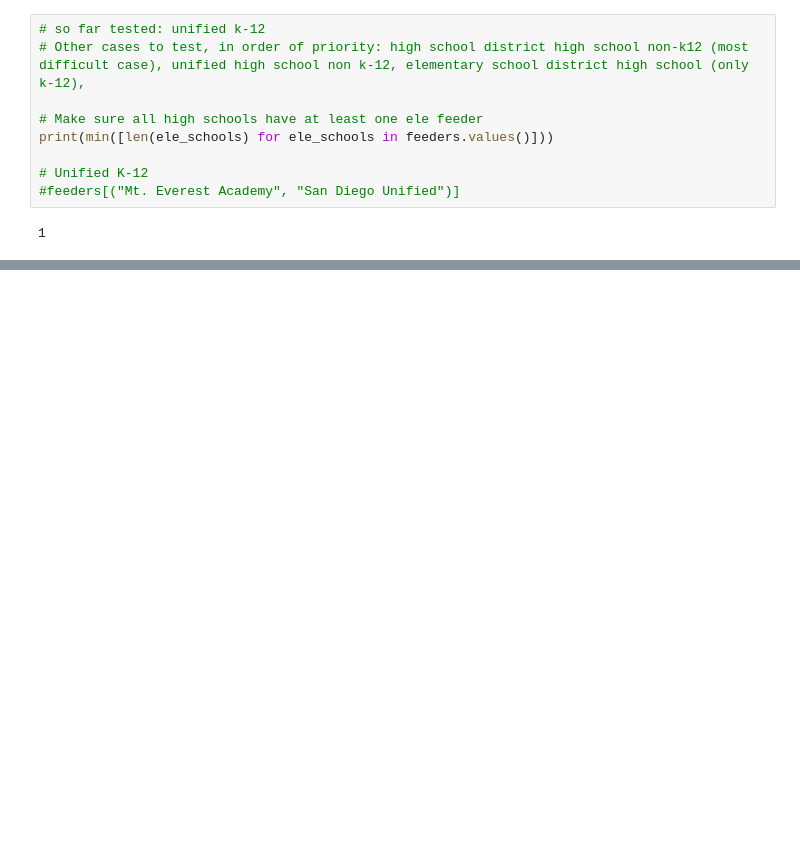
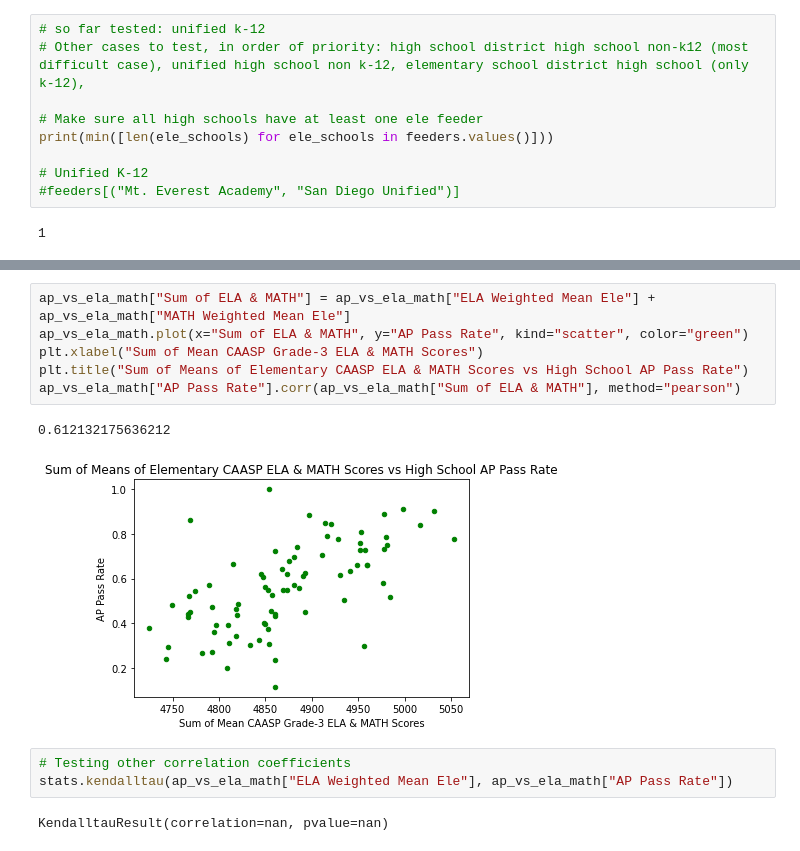
Before and after one commit to julialuongw/Student-AP-Data-Analysis, a Jupyter notebook: correlational_analysis.ipynb, the cells around one changed output, grey strips where cells are left out. Saved outputs shown, nothing was run; the diff lists cells and outputs as text; blank space fills up the shorter version.

```diff
--- a/correlational_analysis.ipynb
+++ b/correlational_analysis.ipynb
@@ -231,0 +298,14 @@ ap_vs_ela_math["AP Pass Rate"].corr(ap_vs_ela_math["ELA Weighted Mean Ele"])
+# %%
+ap_vs_ela_math["Sum of ELA & MATH"] = ap_vs_ela_math["ELA Weighted Mean Ele"] + ap_vs_ela_math["MATH Weighted Mean Ele"]
+ap_vs_ela_math.plot(x="Sum of ELA & MATH", y="AP Pass Rate", kind="scatter", color="green")
+plt.xlabel("Sum of Mean CAASP Grade-3 ELA & MATH Scores")
+plt.title("Sum of Means of Elementary CAASP ELA & MATH Scores vs High School AP Pass Rate")
+ap_vs_ela_math["AP Pass Rate"].corr(ap_vs_ela_math["Sum of ELA & MATH"], method="pearson")
+# %% [output]
+0.612132175636212
+[figure, added]
+# %%
+# Testing other correlation coefficients
+stats.kendalltau(ap_vs_ela_math["ELA Weighted Mean Ele"], ap_vs_ela_math["AP Pass Rate"])
+# %% [output]
+KendalltauResult(correlation=nan, pvalue=nan)
```
Also changed, not shown: parts of 7 cells of this notebook.
